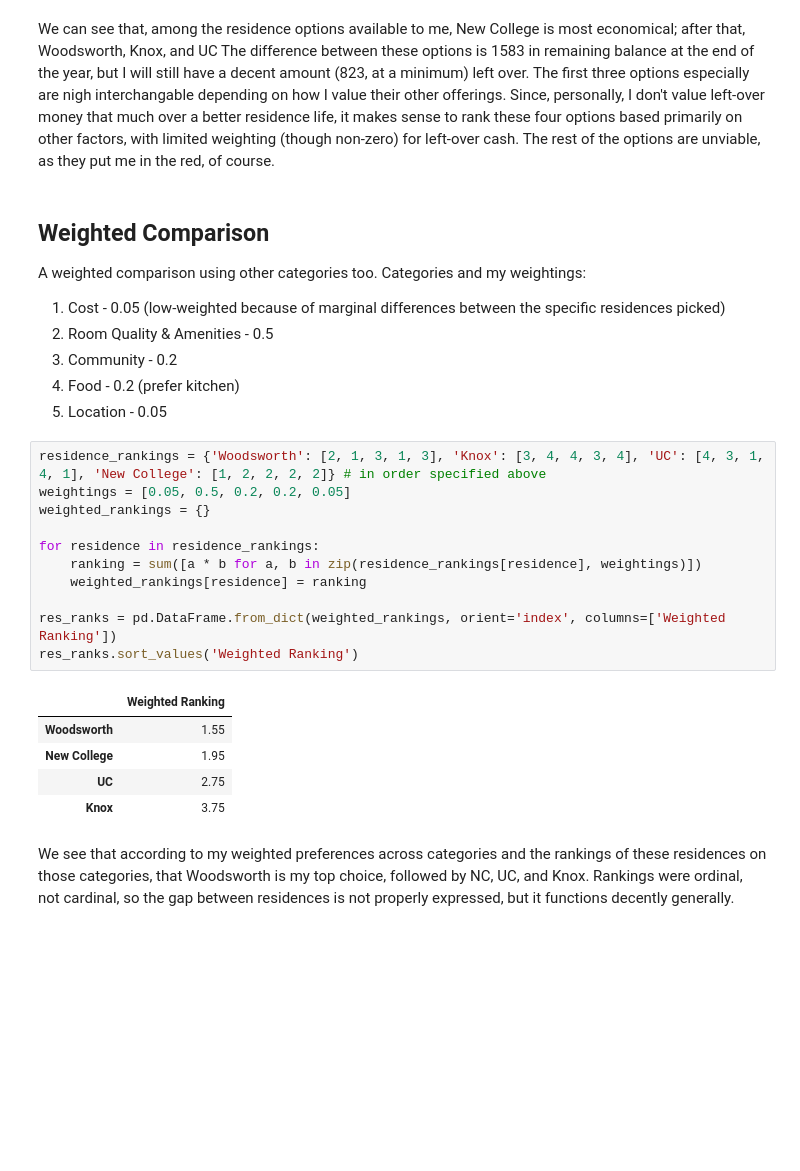
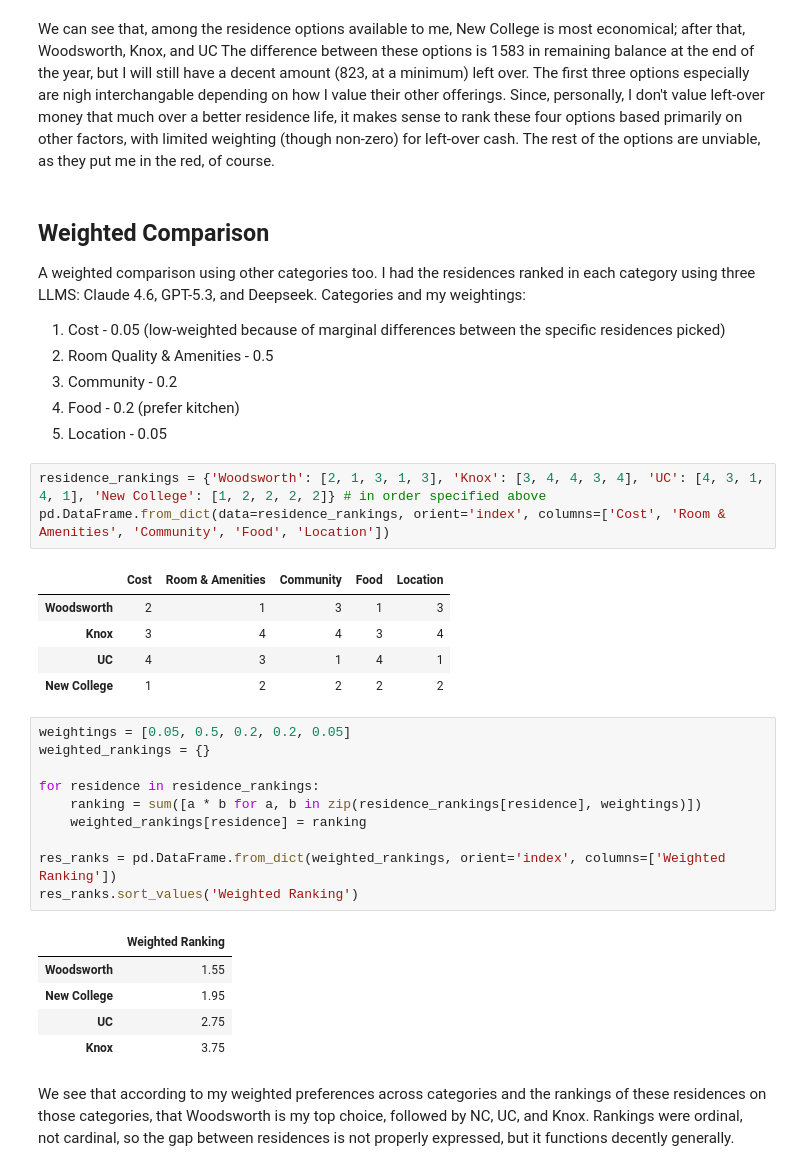
Before and after one commit to thepeanutvendor/economic-analysis, a Jupyter notebook: modeling-first-year-finances/main.ipynb, the cells around one changed output. Drawn from its saved outputs; the diff is of its cells as text; blank space fills up the shorter version.

```diff
--- a/modeling-first-year-finances/main.ipynb
+++ b/modeling-first-year-finances/main.ipynb
@@ -403,15 +403,23 @@ We can see that, among the residence options available to me, New College is mos
 # %% [markdown]
 ## Weighted Comparison
 
-A weighted comparison using other categories too. Categories and my weightings:
+A weighted comparison using other categories too. I had the residences ranked in each category using three LLMS: Claude 4.6, GPT-5.3, and Deepseek. Categories and my weightings:
 
 1. Cost - 0.05 (low-weighted because of marginal differences between the specific residences picked)
 2. Room Quality & Amenities - 0.5
 3. Community - 0.2
 4. Food - 0.2 (prefer kitchen)
 5. Location - 0.05
+# %%
+residence_rankings = {'Woodsworth': [2, 1, 3, 1, 3], 'Knox': [3, 4, 4, 3, 4], 'UC': [4, 3, 1, 4, 1], 'New College': [1, 2, 2, 2, 2]} # in order specified above
+pd.DataFrame.from_dict(data=residence_rankings, orient='index', columns=['Cost', 'Room & Amenities', 'Community', 'Food', 'Location'])
+# %% [output]
+|  | Cost | Room & Amenities | Community | Food | Location |
+| Woodsworth | 2 | 1 | 3 | 1 | 3 |
+| Knox | 3 | 4 | 4 | 3 | 4 |
+| UC | 4 | 3 | 1 | 4 | 1 |
+| New College | 1 | 2 | 2 | 2 | 2 |
 # %%
-residence_rankings = {'Woodsworth': [2, 1, 3, 1, 3], 'Knox': [3, 4, 4, 3, 4], 'UC': [4, 3, 1, 4, 1], 'New College': [1, 2, 2, 2, 2]} # in order specified above
 weightings = [0.05, 0.5, 0.2, 0.2, 0.05]
 weighted_rankings = {}
 
```
Also changed, not shown: 1 other file.
